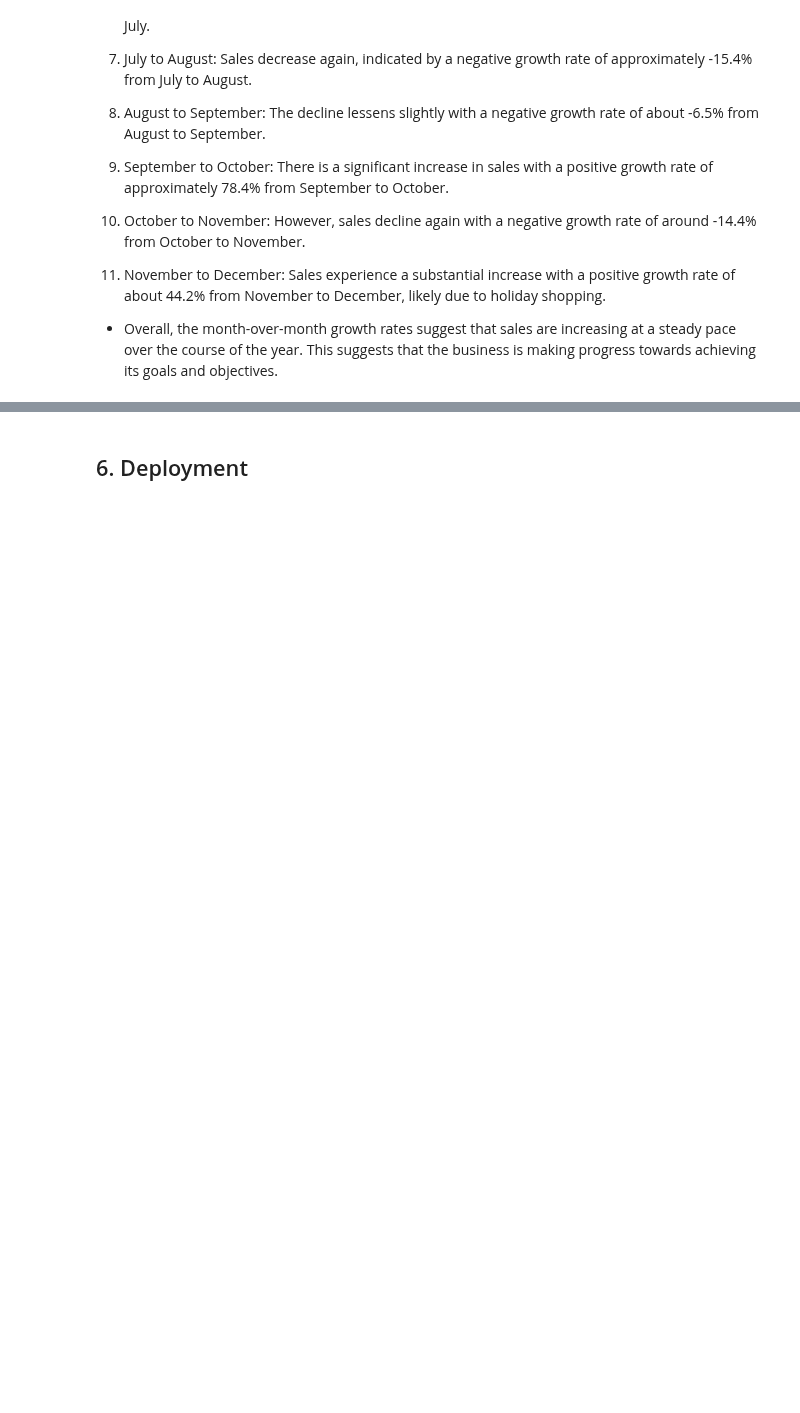
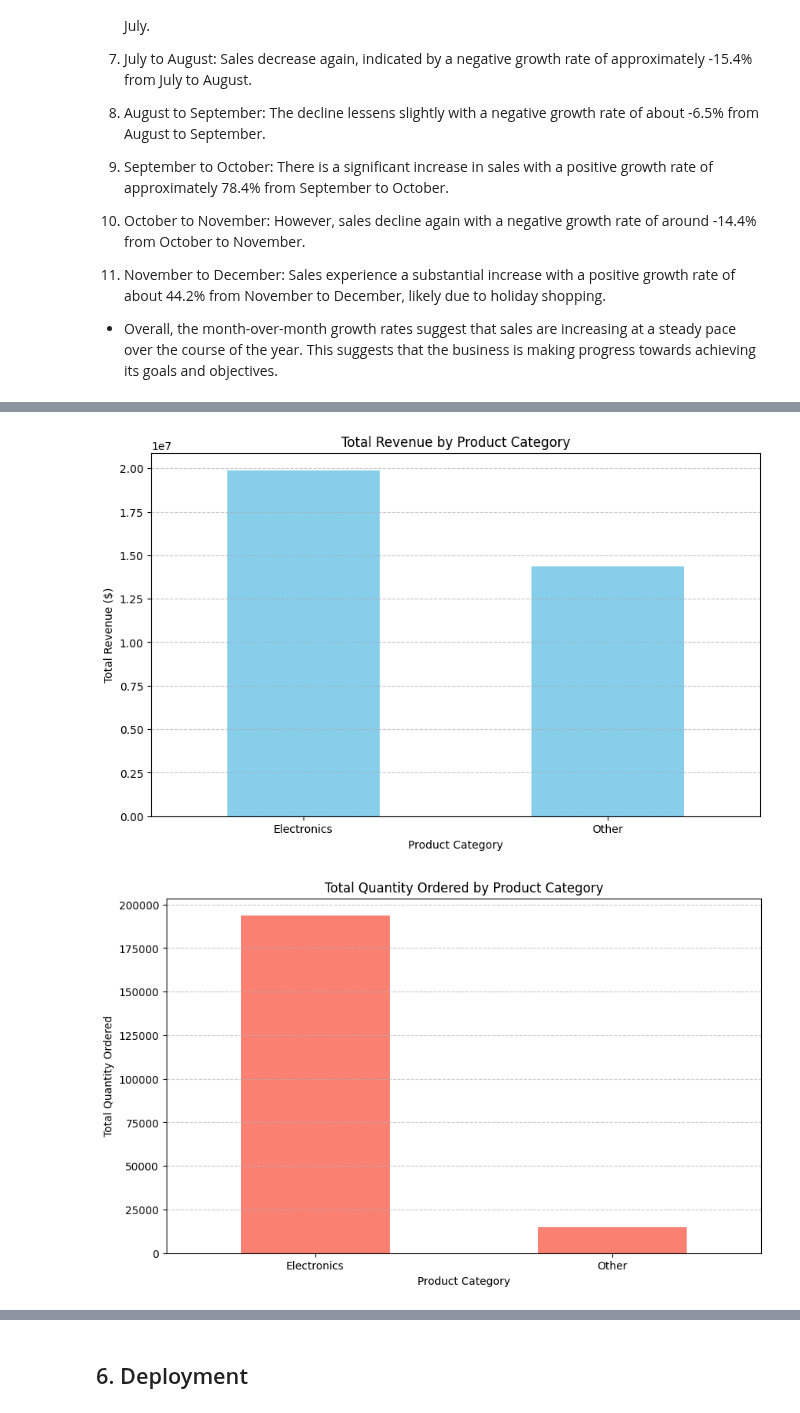
Before and after one commit to pk-aduyaw/Sales-Analysis-with-Power-BI, a Jupyter notebook: Notebook/sales_analysis.ipynb, the cells around one changed output, grey strips where cells are left out. Drawn from its saved outputs; the diff is of its cells as text; code cells hidden in the pictures; blank space fills up the shorter version.

```diff
--- a/Notebook/sales_analysis.ipynb
+++ b/Notebook/sales_analysis.ipynb
@@ -803,0 +888,23 @@ plt.grid(axis='y', linestyle='--', alpha=0.7)
+# %%
+# Plotting total revenue by product category
+plt.figure(figsize=(10, 6))
+category_revenue.plot(kind='bar', color='skyblue')
+plt.title('Total Revenue by Product Category')
+plt.xlabel('Product Category')
+plt.ylabel('Total Revenue ($)')
+plt.xticks(rotation=0)
+plt.grid(axis='y', linestyle='--', alpha=0.7)
+plt.show()
+
+# Plotting total quantity ordered by product category
+plt.figure(figsize=(10, 6))
+category_quantity.plot(kind='bar', color='salmon')
+plt.title('Total Quantity Ordered by Product Category')
+plt.xlabel('Product Category')
+plt.ylabel('Total Quantity Ordered')
+plt.xticks(rotation=0)
+plt.grid(axis='y', linestyle='--', alpha=0.7)
+plt.show()
+# %% [output]
+[figure, added]
+[figure, added]
```
Also changed, not shown: parts of 12 cells of this notebook.
